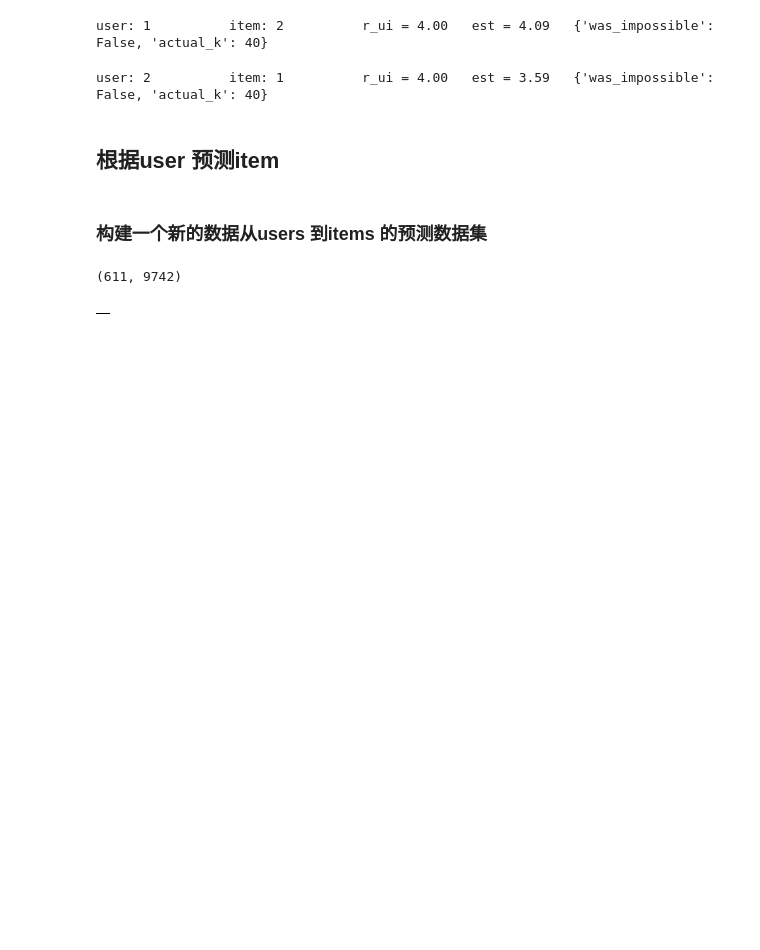
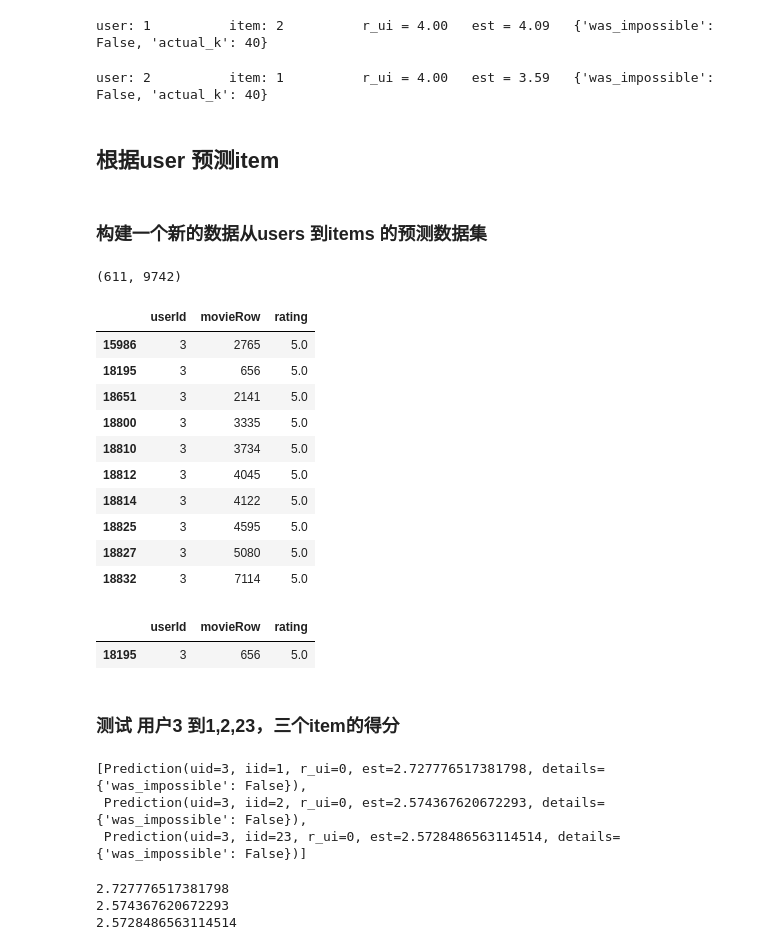
Before and after one commit to muxiaobai/python, a Jupyter notebook: python/recommend/电影推荐-sk-suprise.ipynb, the cells around one changed output. Drawn from its saved outputs; the diff is of its cells as text; code cells hidden in the pictures; blank space fills up the shorter version.

```diff
--- a/python/recommend/电影推荐-sk-suprise.ipynb
+++ b/python/recommend/电影推荐-sk-suprise.ipynb
@@ -457,12 +502,33 @@ user: 2          item: 1          r_ui = 4.00   est = 3.59   {'was_impossible':
 userNo,movieNo
 # %% [output]
 (611, 9742)
-# %%
-pd.DataFrame()
-# %% [output]
-|  |
+# %%
+#ratings_df.loc[0]
+
+ratings_df.loc[ratings_df['userId']==3].loc[ratings_df['rating']>4.9]
+# %% [output]
+|  | userId | movieRow | rating |
+| 15986 | 3 | 2765 | 5.0 |
+| 18195 | 3 | 656 | 5.0 |
+| 18651 | 3 | 2141 | 5.0 |
+| 18800 | 3 | 3335 | 5.0 |
+| 18810 | 3 | 3734 | 5.0 |
+| 18812 | 3 | 4045 | 5.0 |
+| 18814 | 3 | 4122 | 5.0 |
+| 18825 | 3 | 4595 | 5.0 |
+| 18827 | 3 | 5080 | 5.0 |
+| 18832 | 3 | 7114 | 5.0 |
 # %%
-ratings_df[ratings_df['userId']==3][ratings_df['movieRow']==1]
+ratings_df[ratings_df['userId']==3][ratings_df['movieRow']==656]
+# %% [output]
+|  | userId | movieRow | rating |
+| 18195 | 3 | 656 | 5.0 |
+# %% [markdown]
+### 测试 用户3 到1,2,23，三个item的得分
 # %%
-predicts = [(3,1,0),(3,2,0),(1,1,0)]
-algo.test(similarity_matrix)
+predicts_base = [(3,1,0),(3,2,0),(3,23,0)]
+algo.test(predicts_base)
+# %% [output]
+[Prediction(uid=3, iid=1, r_ui=0, est=2.727776517381798, details={'was_impossible': False}),
+ Prediction(uid=3, iid=2, r_ui=0, est=2.574367620672293, details={'was_impossible': False}),
+ Prediction(uid=3, iid=23, r_ui=0, est=2.5728486563114514, details={'was_impossible': False})]
@@ -485,0 +535,10 @@ for uid, user_ratings in predicts.items():
+# %%
+predicts_base = [(3,1,0),(3,2,0),(3,23,0)]
+predictions =algo.test(predicts_base)
+for uid, iid, true_r, est, _ in predictions:
+    #print(_['actual_k'])
+    print(est)
+# %% [output]
+2.727776517381798
+2.574367620672293
+2.5728486563114514
```
Also changed, not shown: parts of 56 cells of this notebook, 2 other files.
